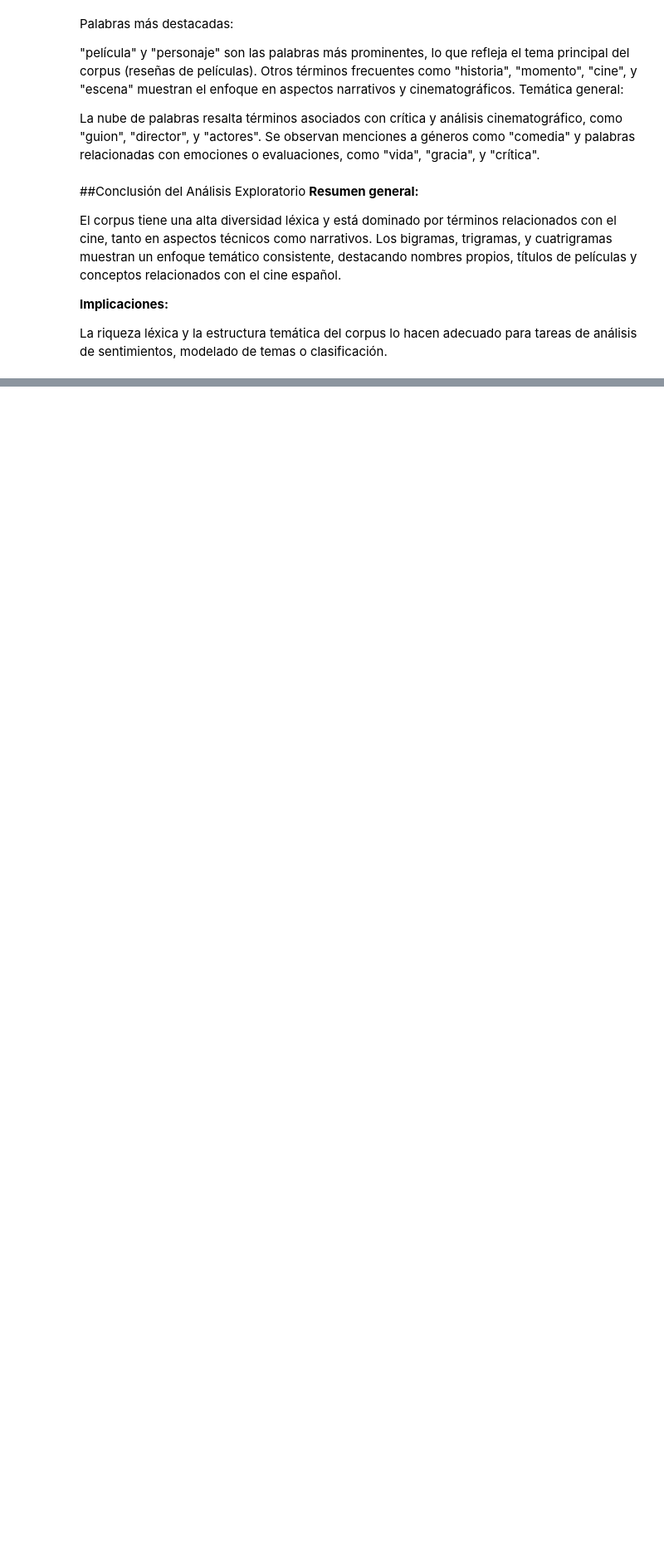
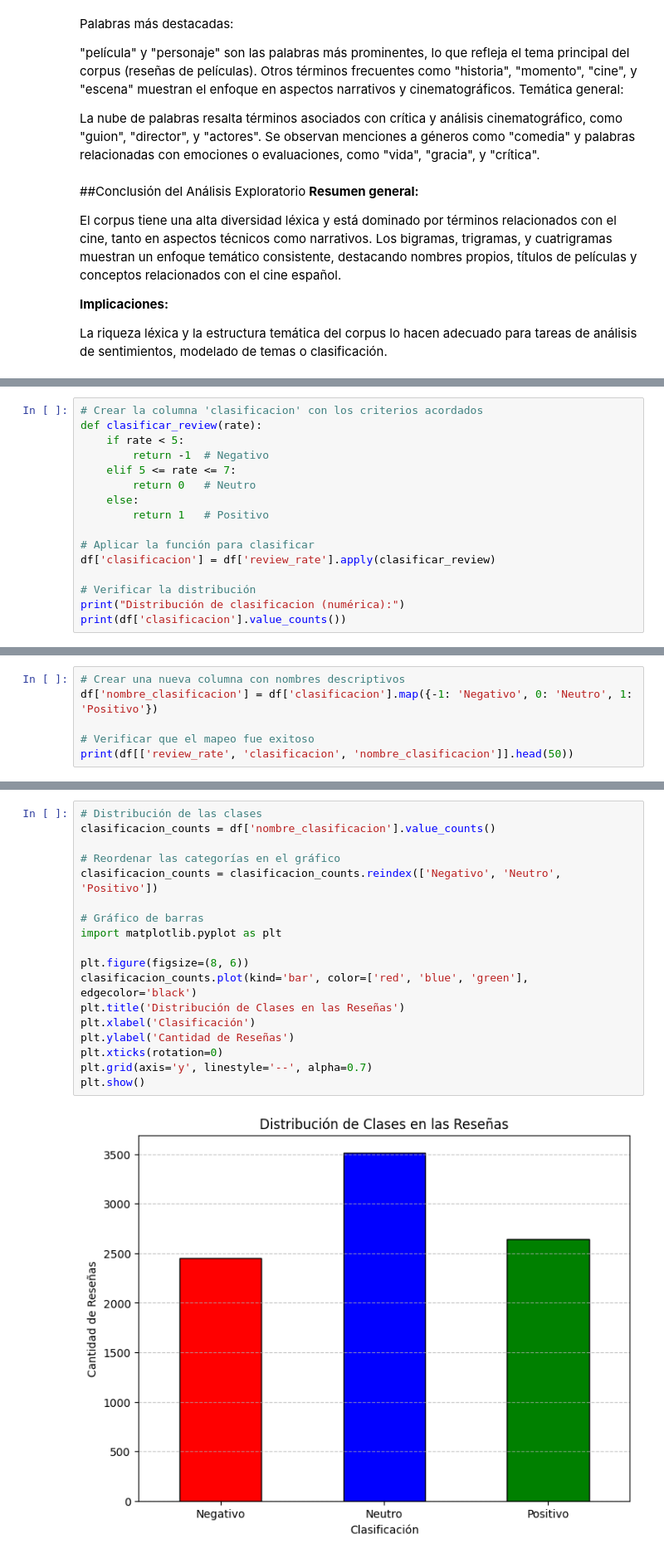
Before and after one commit to tdiego74/Clase_Data_Science_III_PBLC, a Jupyter notebook: Proyecto_DS_III_Entrega_Final_Tocci.ipynb, the cells around one changed output, grey strips where cells are left out. Shown at 83% size. Drawn from its saved outputs; the diff is of its cells as text; blank space fills up the shorter version.

```diff
--- a/Proyecto_DS_III_Entrega_Final_Tocci.ipynb
+++ b/Proyecto_DS_III_Entrega_Final_Tocci.ipynb
@@ -617,0 +665,16 @@ La riqueza léxica y la estructura temática del corpus lo hacen adecuado para t
+# %%
+# Crear la columna 'clasificacion' con los criterios acordados
+def clasificar_review(rate):
+    if rate < 5:
+        return -1  # Negativo
+    elif 5 <= rate <= 7:
+        return 0   # Neutro
+    else:
+        return 1   # Positivo
+
+# Aplicar la función para clasificar
+df['clasificacion'] = df['review_rate'].apply(clasificar_review)
+
+# Verificar la distribución
+print("Distribución de clasificacion (numérica):")
+print(df['clasificacion'].value_counts())
@@ -617,0 +688,6 @@ La riqueza léxica y la estructura temática del corpus lo hacen adecuado para t
+# %%
+# Crear una nueva columna con nombres descriptivos
+df['nombre_clasificacion'] = df['clasificacion'].map({-1: 'Negativo', 0: 'Neutro', 1: 'Positivo'})
+
+# Verificar que el mapeo fue exitoso
+print(df[['review_rate', 'clasificacion', 'nombre_clasificacion']].head(50))
@@ -617,0 +712,20 @@ La riqueza léxica y la estructura temática del corpus lo hacen adecuado para t
+# %%
+# Distribución de las clases
+clasificacion_counts = df['nombre_clasificacion'].value_counts()
+
+# Reordenar las categorías en el gráfico
+clasificacion_counts = clasificacion_counts.reindex(['Negativo', 'Neutro', 'Positivo'])
+
+# Gráfico de barras
+import matplotlib.pyplot as plt
+
+plt.figure(figsize=(8, 6))
+clasificacion_counts.plot(kind='bar', color=['red', 'blue', 'green'], edgecolor='black')
+plt.title('Distribución de Clases en las Reseñas')
+plt.xlabel('Clasificación')
+plt.ylabel('Cantidad de Reseñas')
+plt.xticks(rotation=0)
+plt.grid(axis='y', linestyle='--', alpha=0.7)
+plt.show()
+# %% [output]
+[figure, added]
```
Also changed, not shown: parts of 19 cells of this notebook.
